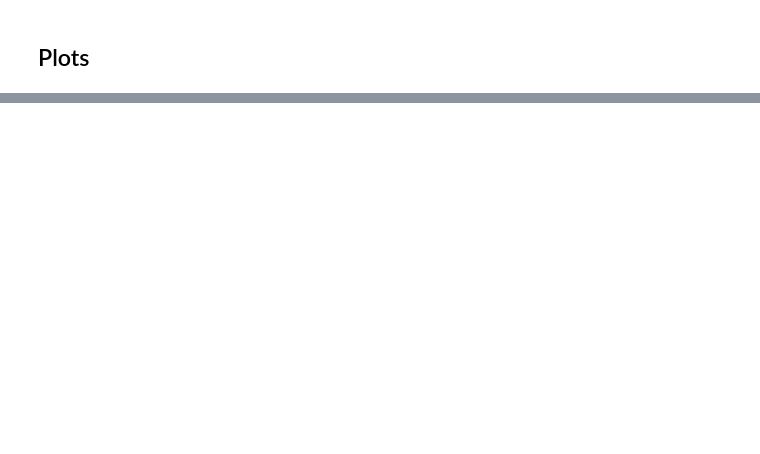
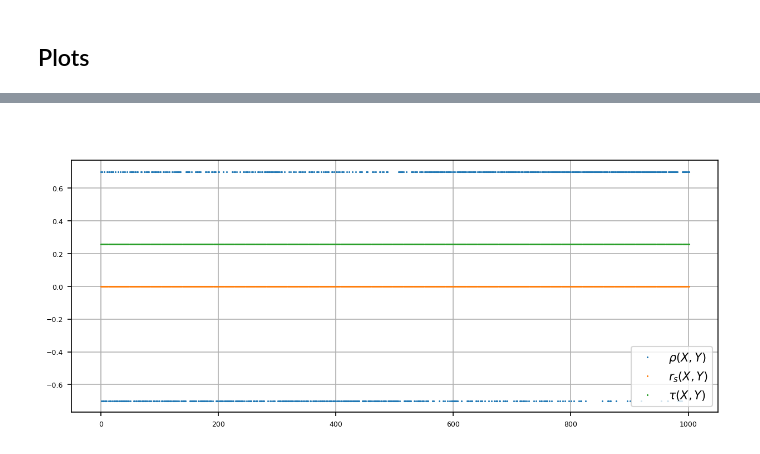
Before and after one commit to sdhdez/article-similarity, a Jupyter notebook: ArticleSimilarity/04_.ipynb, the cells around one changed output, grey strips where cells are left out. Saved outputs shown, nothing was run; the diff lists cells and outputs as text; code cells hidden in the pictures; blank space fills up the shorter version.

```diff
--- a/ArticleSimilarity/04_.ipynb
+++ b/ArticleSimilarity/04_.ipynb
@@ -209,0 +206,27 @@ plot_submatrices(matrix_to_plot)
+# %%
+fig = plt.figure(figsize=(10,4))
+fig.suptitle(" ")
+
+ppc_XY_ = sess.run(ppc_XY)
+rs_XY_ = sess.run(rs_XY)
+kendalltau_rgXrgY_ = sess.run(kendalltau_rgXrgY)
+
+ax_ = plt.subplot(1,1,1)
+# ax_.plot(cov_XX[word2vec_indices], '.', lw=0.5, mew=0.0, ms=3.0, label="Cov(J, J)")
+# ax_.plot(cov_YY[word2vec_indices], '.', lw=0.5, mew=0.0, ms=3.0, label="Cov(W, W)")
+# ax_.plot(sess.run(cov_JW)[word2vec_indices], '.', lw=0.5, mew=0.0, ms=3.0, label=r"Cov(J, W)")
+
+#ax_.plot(sess.run(sigma_X)[Y_indices], '*', lw=0.5, mew=0.0, ms=2.0, label="$\sigma_{x}$")
+#ax_.plot(sess.run(sigma_Y)[Y_indices], '*', lw=0.5, mew=0.0, ms=2.0, label="$\sigma_{y}$")
+#ax_.plot(sess.run(sigma_rgX)[Y_indices], '*', lw=0.5, mew=0.0, ms=2.0, label="$\sigma_{rgx}$")
+#ax_.plot(sess.run(sigma_rgY)[Y_indices], '*', lw=0.5, mew=0.0, ms=2.0, label="$\sigma_{rgy}$")
+
+ax_.plot(ppc_XY_[Y_indices], '.', lw=0.5, mew=0.0, ms=3.0, label=r"$\rho(X,Y)$")
+ax_.plot(rs_XY_[Y_indices], '.', lw=0.5, mew=0.0, ms=3.0, label=r"$r_{s}(X,Y)$")
+ax_.plot(kendalltau_rgXrgY_[Y_indices], '.', lw=0.5, mew=0.0, ms=3.0, label=r"$\tau(X,Y)$")
+
+plt.grid(True)
+plt.legend(fontsize=10)
+plt.show()
+# %% [output]
+[figure, added]
```
Also changed, not shown: parts of 22 cells of this notebook, 3 other files.
